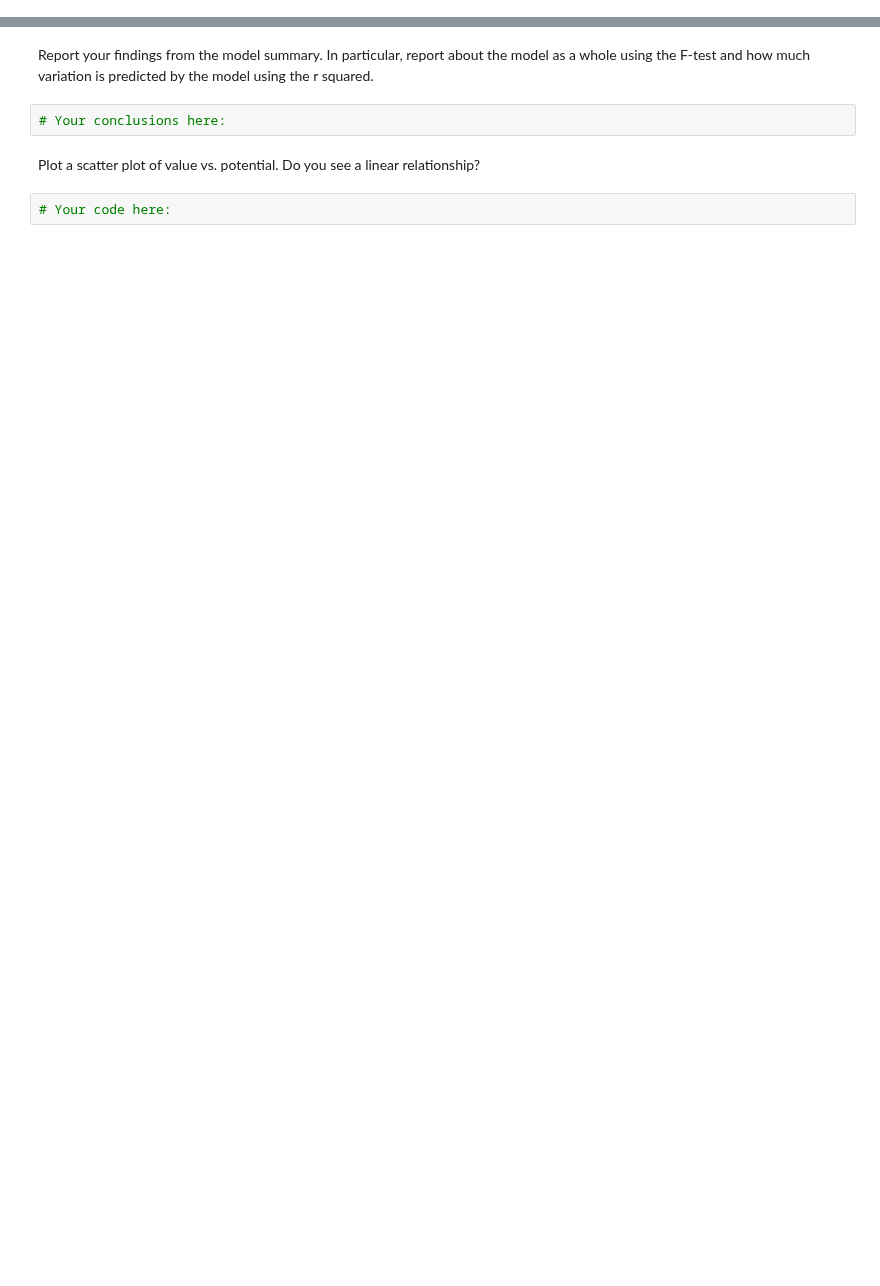
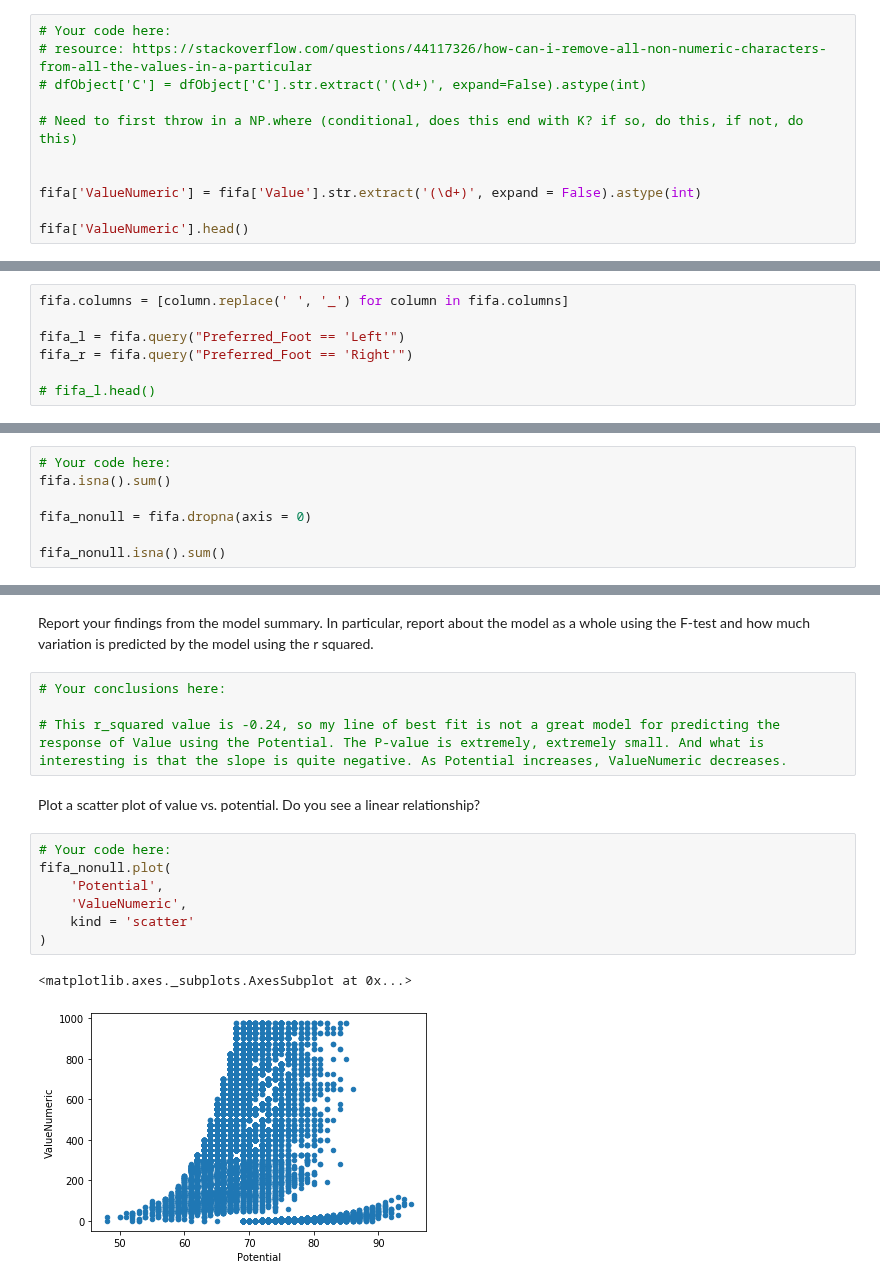
Before and after one commit to ironhack-labs/data-labs, a Jupyter notebook: module-2/lab-correlation-tests-with-scipy/your-code/main.ipynb, the cells around one changed output, grey strips where cells are left out. Cells and saved outputs as stored; diff of their text form; blank space fills up the shorter version.

```diff
--- a/module-2/lab-correlation-tests-with-scipy/your-code/main.ipynb
+++ b/module-2/lab-correlation-tests-with-scipy/your-code/main.ipynb
@@ -24,0 +34,11 @@ Player's values are expressed in millions of euros. We would like this column to
+# %%
+# Your code here:
+# resource: https://stackoverflow.com/questions/44117326/how-can-i-remove-all-non-numeric-characters-from-all-the-values-in-a-particular
+# dfObject['C'] = dfObject['C'].str.extract('(\d+)', expand=False).astype(int)
+
+# Need to first throw in a NP.where (conditional, does this end with K? if so, do this, if not, do this)
+
+
+fifa['ValueNumeric'] = fifa['Value'].str.extract('(\d+)', expand = False).astype(int)
+
+fifa['ValueNumeric'].head()
@@ -32,0 +91,7 @@ Hint: For columns that have a space in their name, it is best to refer to the co
+# %%
+fifa.columns = [column.replace(' ', '_') for column in fifa.columns]
+
+fifa_l = fifa.query("Preferred_Foot == 'Left'")
+fifa_r = fifa.query("Preferred_Foot == 'Right'")
+
+# fifa_l.head()
@@ -50,0 +171,7 @@ We'll start by ensuring there are no missing values. Examine all variables for a
+# %%
+# Your code here:
+fifa.isna().sum()
+
+fifa_nonull = fifa.dropna(axis = 0)
+
+fifa_nonull.isna().sum()
@@ -65,8 +267,18 @@ Next, create a second regression model predicting value using potential. Create
 # %% [markdown]
 Report your findings from the model summary. In particular, report about the model as a whole using the F-test and how much variation is predicted by the model using the r squared.
-# %%
-# Your conclusions here:
+# %%
+# Your conclusions here:
+
+# This r_squared value is -0.24, so my line of best fit is not a great model for predicting the response of Value using the Potential. The P-value is extremely, extremely small. And what is interesting is that the slope is quite negative. As Potential increases, ValueNumeric decreases.
 # %% [markdown]
 Plot a scatter plot of value vs. potential. Do you see a linear relationship?
 # %%
 # Your code here:
+fifa_nonull.plot(
+    'Potential',
+    'ValueNumeric',
+    kind = 'scatter'
+)
+# %% [output]
+<matplotlib.axes._subplots.AxesSubplot at 0x...>
+[figure, added]
```
Also changed, not shown: parts of 26 cells of this notebook, 3 other files.
